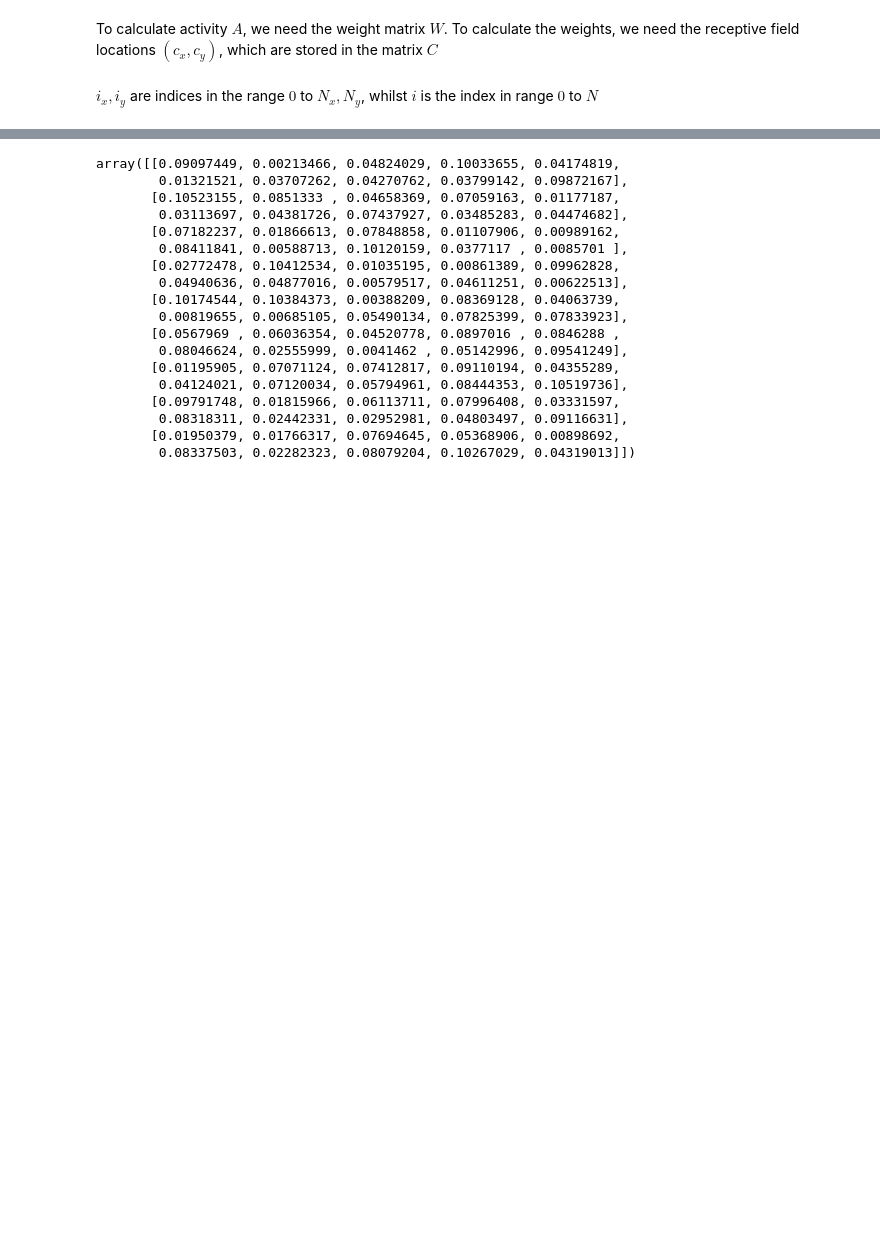
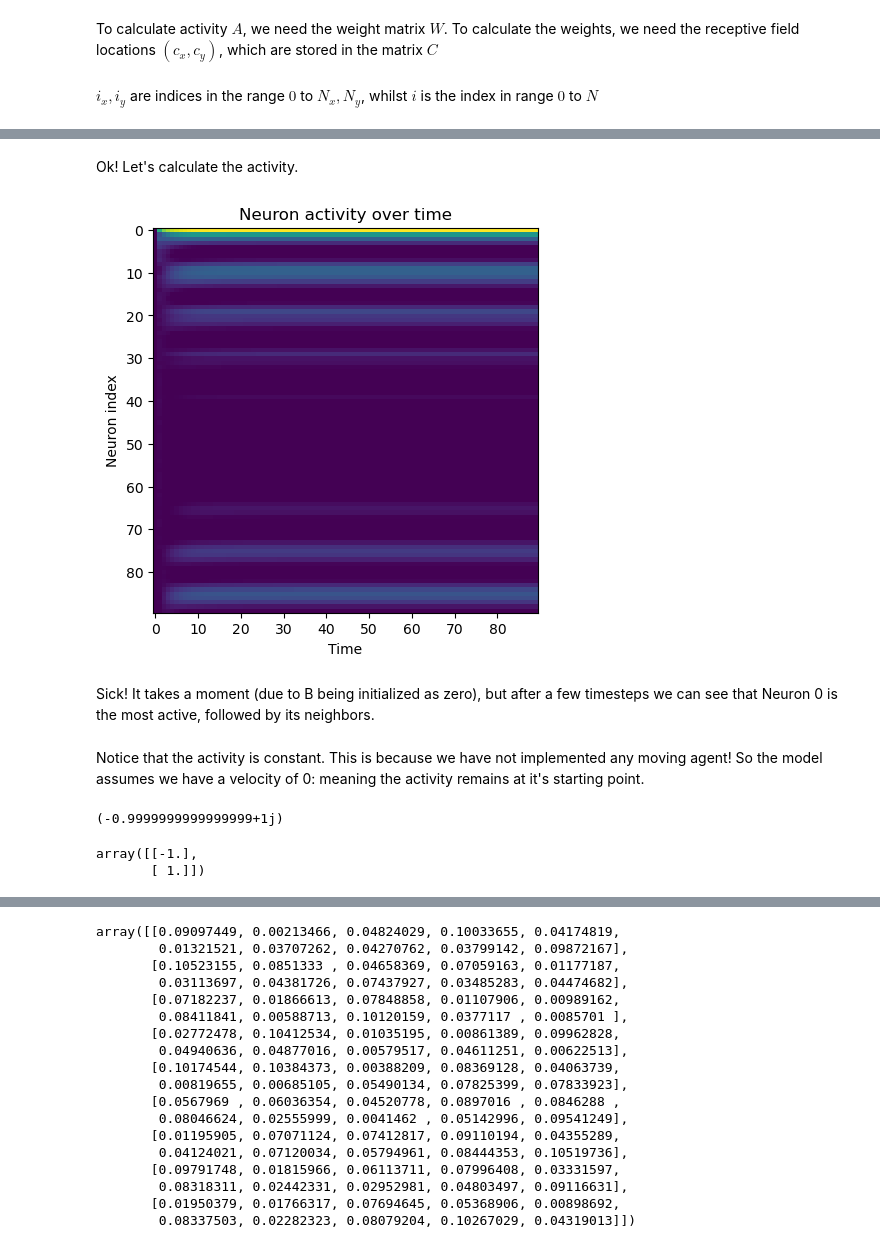
Before and after one commit to samuelbrege/snnResearch, a Jupyter notebook: gridCells.ipynb, the cells around one changed output, grey strips where cells are left out. Saved outputs shown, nothing was run; the diff lists cells and outputs as text; code cells hidden in the pictures; blank space fills up the shorter version.

```diff
--- a/gridCells.ipynb
+++ b/gridCells.ipynb
@@ -124,0 +186,40 @@ def minFunc(ci, cj, sArray):
+# %% [markdown]
+Ok! Let's calculate the activity.
+# %%
+#Activity initialized randomly as per paper
+def initA(Nx, Ny):
+    return np.random.uniform(0, 1/np.sqrt(N), N)
+
+T = 90
+A = initA(Nx, Ny)
+
+#Stores A and B at each timestep
+At = np.zeros((T, N))
+At[0] = A
+Bt = np.zeros((T, N))
+
+tau = 0.8
+
+for t in range(T-1):
+    for i in range(N):
+        #w_ji: weights to neuron i
+        Bt[t+1][i] = At[t][i] + At[t]@w[:][i]
+
+        #Divided by mean to maintain stability
+        At[t+1][i] = Bt[t+1][i] + tau*((Bt[t+1][i]/np.mean(Bt[t+1])) - Bt[t+1][i])
+        if At[t+1][i] < 0:
+            At[t+1][i] = 0
+# %%
+fig, ax = plt.subplots(1, 1)
+fig.set_size_inches((5,5))
+ax.imshow(At.T)
+ax.title.set_text("Neuron activity over time")
+ax.set_ylabel("Neuron index")
+ax.set_xlabel("Time")
+plt.show()
+# %% [output]
+[figure, added]
+# %% [markdown]
+Sick! It takes a moment (due to B being initialized as zero), but after a few timesteps we can see that Neuron 0 is the most active, followed by its neighbors.
+# %% [markdown]
+Notice that the activity is constant. This is because we have not implemented any moving agent! So the model assumes we have a velocity of 0: meaning the activity remains at it's starting point.
@@ -124,0 +229,9 @@ def minFunc(ci, cj, sArray):
+# %%
+v1*cM
+# %% [output]
+(-0.9999999999999999+1j)
+# %%
+rM@v2
+# %% [output]
+array([[-1.],
+       [ 1.]])
```
Also changed, not shown: parts of 22 cells of this notebook.
